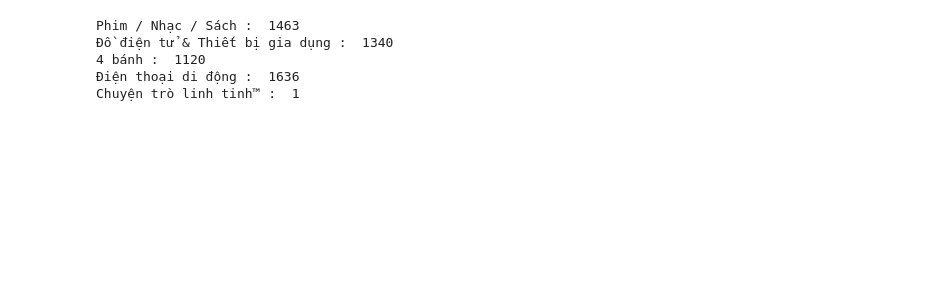
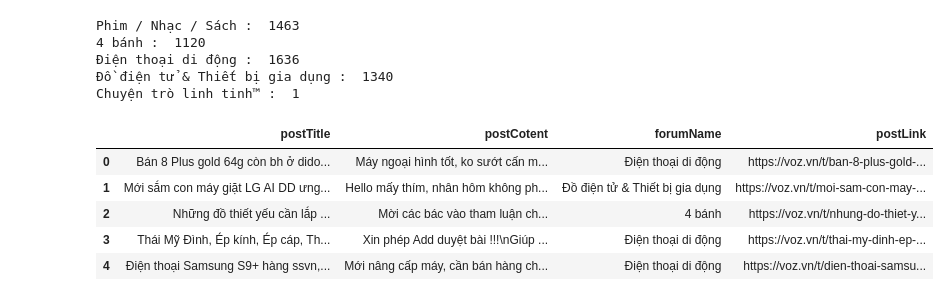
Before and after one commit to qhuy4119/1712858-1712495-nmkhdl, a Jupyter notebook: TextClassification.ipynb, the cells around one changed output. Cells and saved outputs as stored; diff of their text form; code cells hidden in the pictures; blank space fills up the shorter version.

```diff
--- a/TextClassification.ipynb
+++ b/TextClassification.ipynb
@@ -6,30 +46,48 @@ import matplotlib.pyplot as plt
 # %%
 data_path=r'/content/drive/MyDrive/Học tập/Introduce Data Science/Đố án/output.csv'
 
 df= pandas.read_csv(data_path)
 
 labels=set(df['forumName'])
 
 data=dict()
 
 for label in labels:
   data[label]=[]
 
 for index,row in df.iterrows():
   for label in labels:
     if row['forumName']==label:
       data[label].append(row['postCotent'])
 
-
-
 for label in labels:
   print(label,': ',len(data[label]))
+
+def labelToNum(label):
+  for (index, value) in enumerate(labels):
+    if value==label:
+      return index;
+  return 0;
+
+def numToLabel(num):
+  for (index, value) in enumerate(labels):
+    if index==num:
+      return value;
+  return data[data.keys()[0]];
+
+df.head()
 # %% [output]
 Phim / Nhạc / Sách :  1463
-Đồ điện tử & Thiết bị gia dụng :  1340
 4 bánh :  1120
 Điện thoại di động :  1636
+Đồ điện tử & Thiết bị gia dụng :  1340
 Chuyện trò linh tinh™ :  1
+|  | postTitle | postCotent | forumName | postLink |
+| 0 | Bán 8 Plus gold 64g còn bh ở dido... | Máy ngoại hình tốt, ko sướt cấn m... | Điện thoại di động | https://voz.vn/t/ban-8-plus-gold-... |
+| 1 | Mới sắm con máy giặt LG AI DD ưng... | Hello mấy thím, nhân hôm không ph... | Đồ điện tử & Thiết bị gia dụng | https://voz.vn/t/moi-sam-con-may-... |
+| 2 | Những đồ thiết yếu cần lắp ... | Mời các bác vào tham luận ch... | 4 bánh | https://voz.vn/t/nhung-do-thiet-y... |
+| 3 | Thái Mỹ Đình, Ép kính, Ép cáp, Th... | Xin phép Add duyệt bài !!!\nGiúp ... | Điện thoại di động | https://voz.vn/t/thai-my-dinh-ep-... |
+| 4 | Điện thoại Samsung S9+ hàng ssvn,... | Mới nâng cấp máy, cần bán hàng ch... | Điện thoại di động | https://voz.vn/t/dien-thoai-samsu... |
 # %%
 # Data to plot
 labels=labels
```
Also changed, not shown: parts of 11 cells of this notebook.
